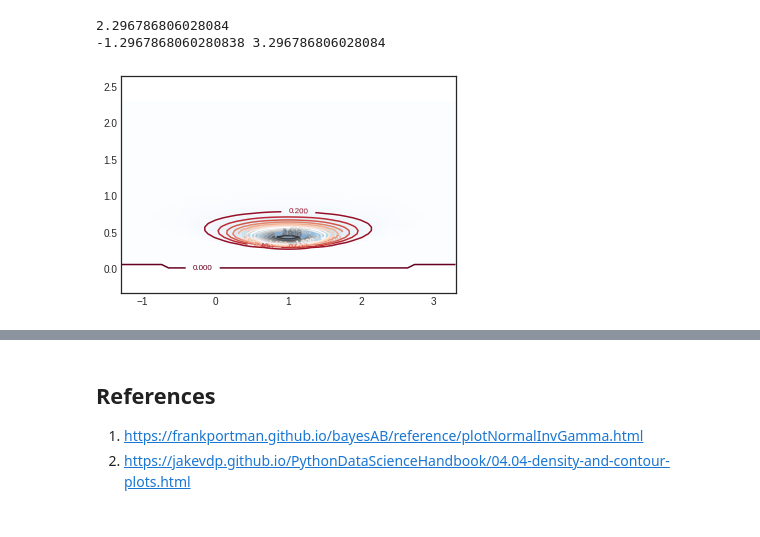
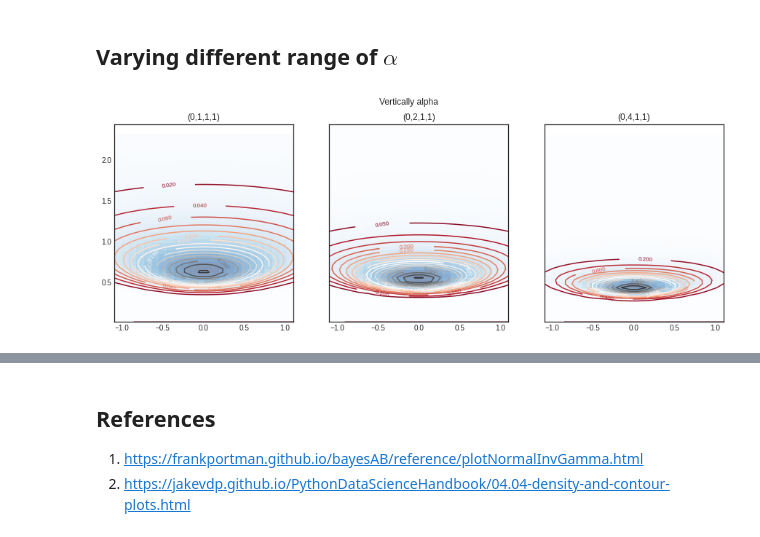
Before and after one commit to deebuls/devblog, a Jupyter notebook: 2020-05-19-probability-normalinversegamma.ipynb, the cells around one changed output, grey strips where cells are left out. Drawn from its saved outputs; the diff is of its cells as text; code cells hidden in the pictures.

```diff
--- a/2020-05-19-probability-normalinversegamma.ipynb
+++ b/2020-05-19-probability-normalinversegamma.ipynb
@@ -121,9 +116,17 @@ nig.plot(zoom=0.7)
-# %%
-
-nig = norminvgamma(delta=1,alpha=4,beta=1, lamda=1)
-samples = nig.rvs(size=10)
-nig.plot(zoom=0.2)
-# %% [output]
-2.296786806028084
--1.2967868060280838 3.296786806028084
-[figure, removed]
+# %% [markdown]
+## Varying different range of $\alpha$
+# %%
+
+#norminvgamma = norminvgamma_gen()
+fig, axs = plt.subplots(1, 3, sharey=True, figsize=(15,5))
+fig.suptitle('Vertically alpha')
+nig = norminvgamma(delta=0,alpha=1,beta=1, lamda=1)
+samples = nig.rvs(size=10)
+nig.plot(axs=axs[0])
+nig = norminvgamma(delta=0,alpha=2,beta=1, lamda=1)
+nig.plot(zoom=0.7, axs=axs[1])
+nig = norminvgamma(delta=0,alpha=4,beta=1, lamda=1)
+
+nig.plot(zoom=0.2, axs=axs[2])
+# %% [output]
+[figure, added]
```
Also changed, not shown: parts of 10 cells of this notebook.
